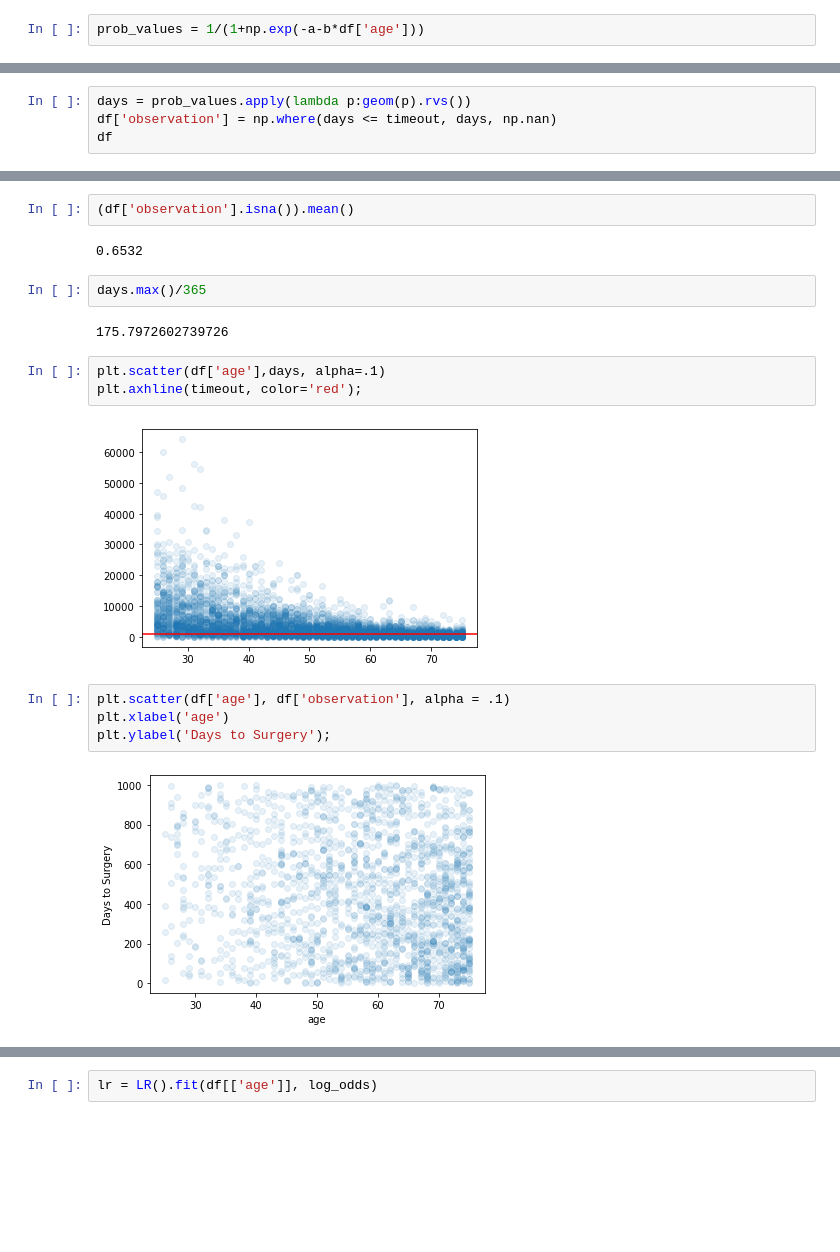
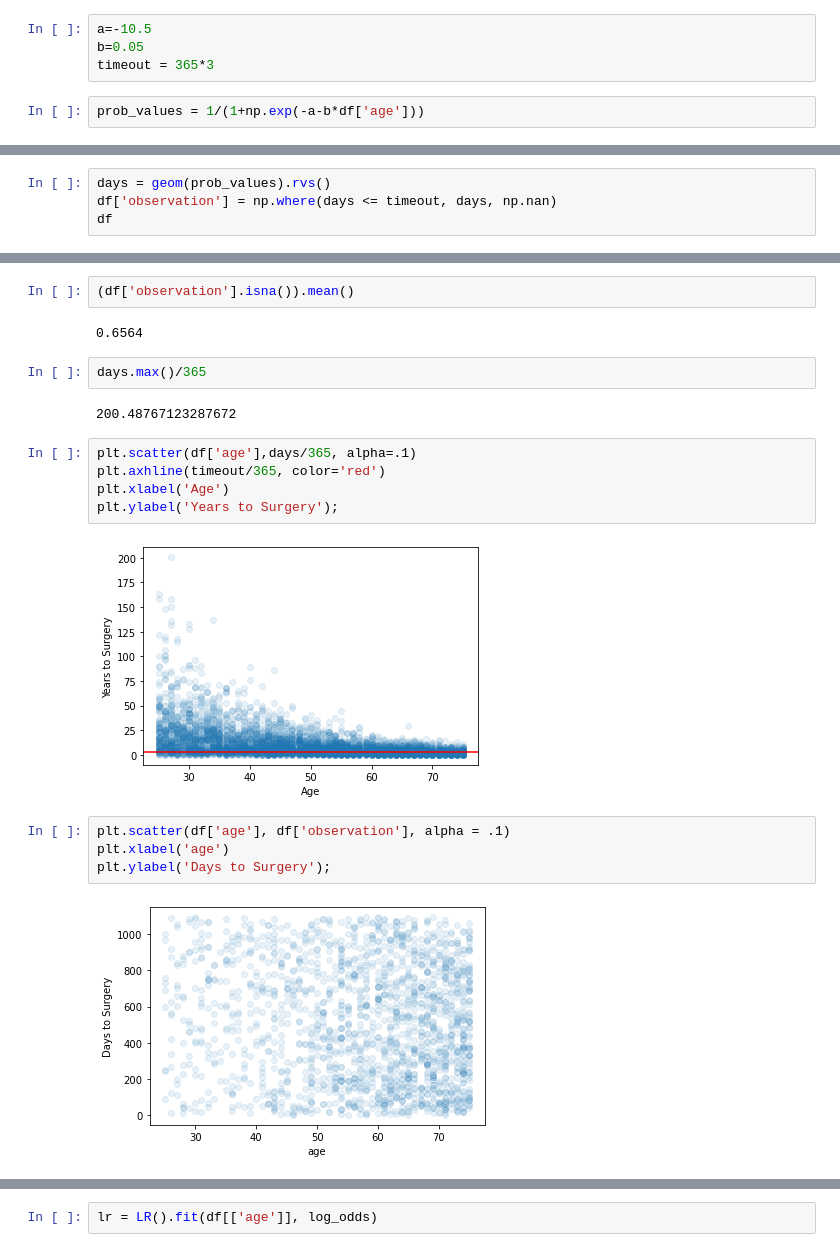
Before and after one commit to ljbelenky/lindy_approximation, a Jupyter notebook: surgery_dataset.ipynb, the cells around one changed output, grey strips where cells are left out. Saved outputs shown, nothing was run; the diff lists cells and outputs as text; blank space fills up the shorter version.

```diff
--- a/surgery_dataset.ipynb
+++ b/surgery_dataset.ipynb
@@ -33,3 +29,7 @@ timeout = 1000
+# %%
+a=-10.5
+b=0.05
+timeout = 365*3
 # %%
 prob_values = 1/(1+np.exp(-a-b*df['age']))
 # %%
@@ -39,5 +41,5 @@ plt.scatter(df['age'],1/prob_values);
 # %%
-days = prob_values.apply(lambda p:geom(p).rvs())
+days = geom(prob_values).rvs()
 df['observation'] = np.where(days <= timeout, days, np.nan)
 df
 # %% [output]
@@ -57,19 +59,21 @@ df
 # %%
 (df['observation'].isna()).mean()
 # %% [output]
-0.6532
+0.6564
-# %%
-days.max()/365
-# %% [output]
-175.7972602739726
+# %%
+days.max()/365
+# %% [output]
+200.48767123287672
 # %%
-plt.scatter(df['age'],days, alpha=.1)
-plt.axhline(timeout, color='red');
+plt.scatter(df['age'],days/365, alpha=.1)
+plt.axhline(timeout/365, color='red')
+plt.xlabel('Age')
+plt.ylabel('Years to Surgery');
 # %% [output]
-[figure, old version]
+[figure, new version]
 # %%
 plt.scatter(df['age'], df['observation'], alpha = .1)
 plt.xlabel('age')
 plt.ylabel('Days to Surgery');
 # %% [output]
-[figure, old version]
+[figure, new version]
```
Also changed, not shown: parts of 21 cells of this notebook, 1 other file.
